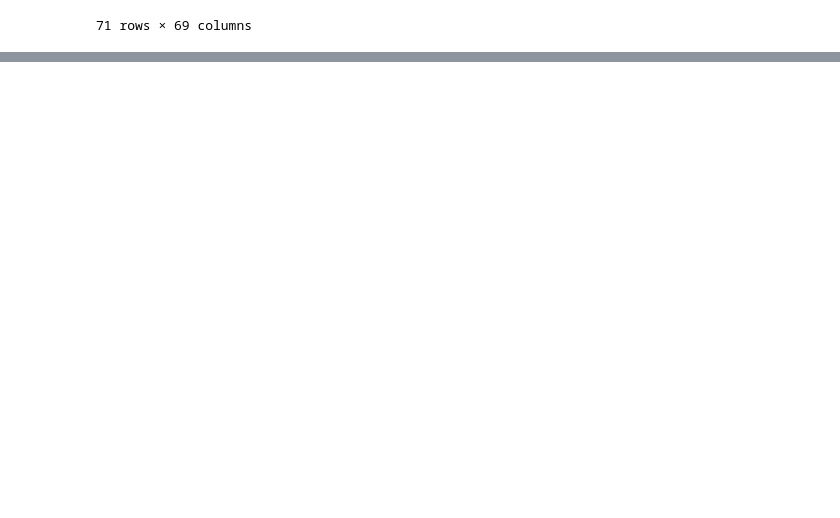
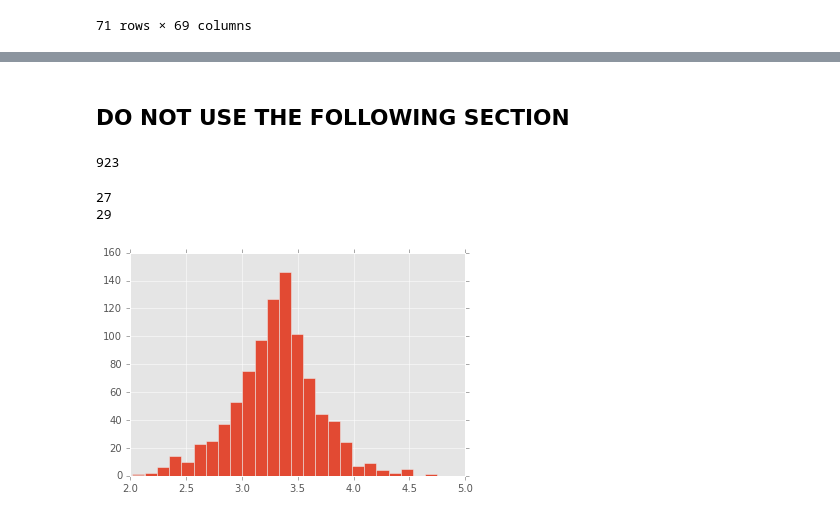
Before and after one commit to FourSwordKirby/MALDataScience, a Jupyter notebook: more_stats.ipynb, the cells around one changed output, grey strips where cells are left out. Cells and saved outputs as stored; diff of their text form; code cells hidden in the pictures; blank space fills up the shorter version.

```diff
--- a/more_stats.ipynb
+++ b/more_stats.ipynb
@@ -149,0 +318,2 @@ only_genre("vampire")
+# %%
+MAL_df['length'] = MAL_df['duration'] * MAL_df['episodes']
@@ -149,0 +367,17 @@ only_genre("vampire")
+# %% [markdown]
+## DO NOT USE THE FOLLOWING SECTION
+# %%
+hentai = MAL_df[MAL_df['hentai'] == 1]
+len(hentai)
+# %% [output]
+923
+# %%
+print MAL_df['yaoi'].sum()
+print MAL_df['yuri'].sum()
+# %% [output]
+27
+29
+# %%
+plt.hist(np.log10(hentai['members']), bins=25);
+# %% [output]
+[figure, added]
```
Also changed, not shown: parts of 31 cells of this notebook, 3 other files.
